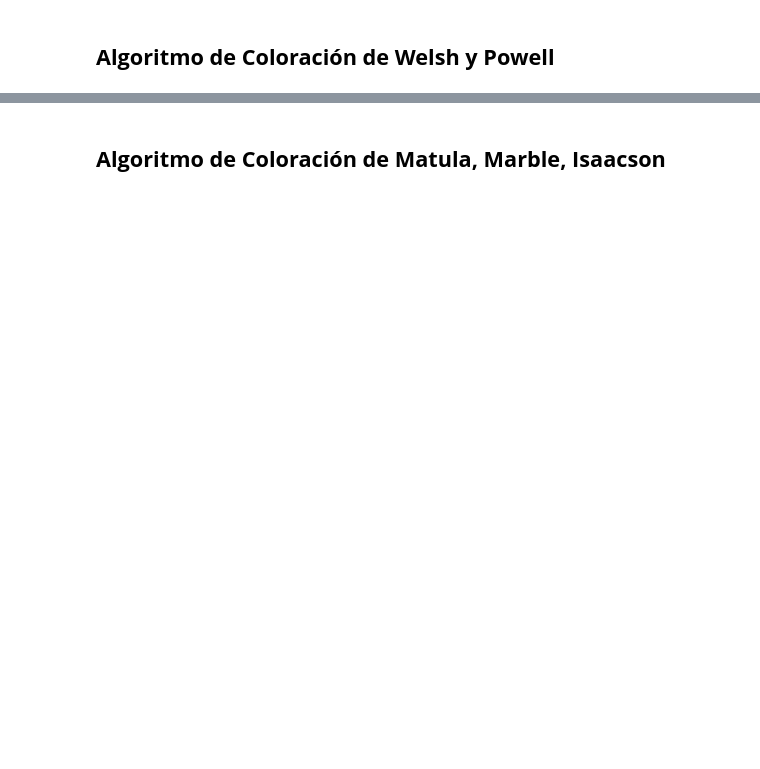
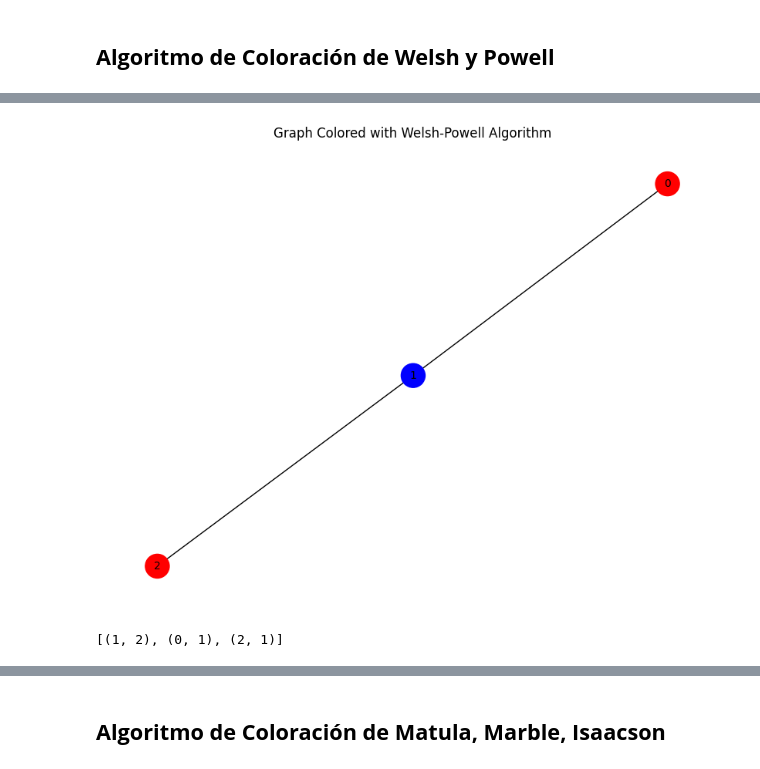
Before and after one commit to marcosd59/IT0425-INTELIGENCIA_ARTIFICIAL, a Jupyter notebook: Parcial 1/Proyecto/Coloreado de Grafos.ipynb, the cells around one changed output, grey strips where cells are left out. Drawn from its saved outputs; the diff is of its cells as text; code cells hidden in the pictures; blank space fills up the shorter version.

```diff
--- a/Parcial 1/Proyecto/Coloreado de Grafos.ipynb
+++ b/Parcial 1/Proyecto/Coloreado de Grafos.ipynb
@@ -93,0 +55,32 @@ grados(G)
+# %%
+def welsh_powell_algorithm(G, colors=['red', 'green', 'blue', 'yellow']):
+    """
+    Apply Welsh-Powell algorithm to color the graph.
+    """
+    # Sort the vertices based on descending degree
+    vertices_sorted = sorted(
+        G.nodes(), key=lambda x: G.degree(x), reverse=True)
+
+    for node in vertices_sorted:
+        # Find the first color that is not used by adjacent vertices
+        adjacent_colors = {G.nodes[neighbor]['color']
+                           for neighbor in G.neighbors(node)}
+        for color in colors:
+            if color not in adjacent_colors:
+                G.nodes[node]['color'] = color
+                break
+
+    return G
+
+
+# Apply Welsh-Powell algorithm
+G_colored_welsh_powell = welsh_powell_algorithm(G.copy())
+draw_graph(G_colored_welsh_powell, "Graph Colored with Welsh-Powell Algorithm")
+
+# Print the degree of each vertex
+vertex_degrees = [(node, G.degree(node)) for node in sorted(
+    G.nodes(), key=lambda x: G.degree(x), reverse=True)]
+vertex_degrees
+# %% [output]
+[figure, added]
+[(1, 2), (0, 1), (2, 1)]
```
Also changed, not shown: parts of 20 cells of this notebook.
